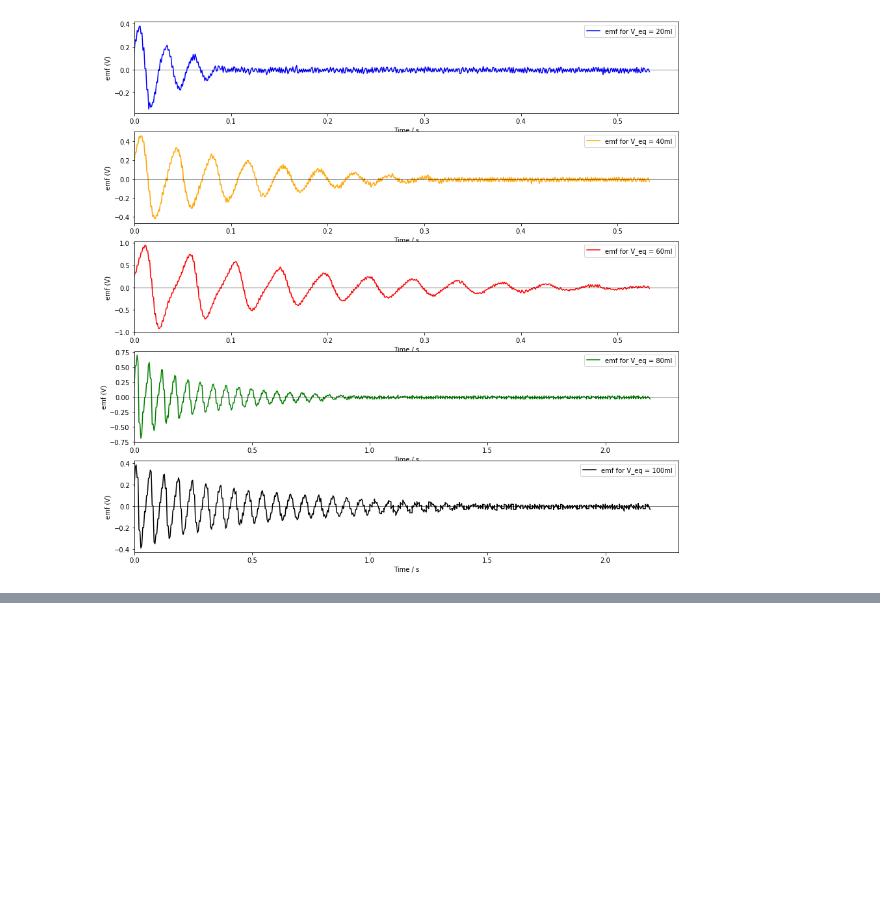
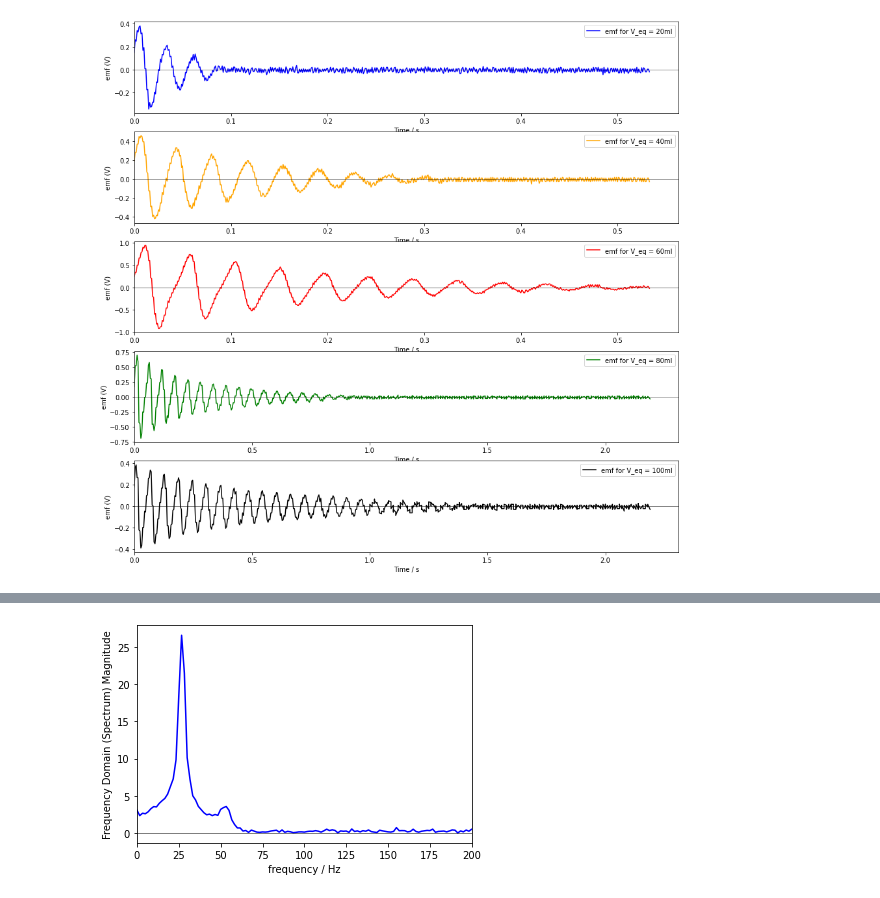
Before and after one commit to SamuelFranklin2001/Uni-Labwork, a Jupyter notebook: University Labs/Data Analysis.ipynb, the cells around one changed output, grey strips where cells are left out. Drawn from its saved outputs; the diff is of its cells as text; code cells hidden in the pictures; blank space fills up the shorter version.

```diff
--- a/University Labs/Data Analysis.ipynb
+++ b/University Labs/Data Analysis.ipynb
@@ -79,0 +75,4 @@ print(popt)
+# %%
+FFT_plotter(data40)
+# %% [output]
+[figure, added]
```
Also changed, not shown: parts of 11 cells of this notebook.
